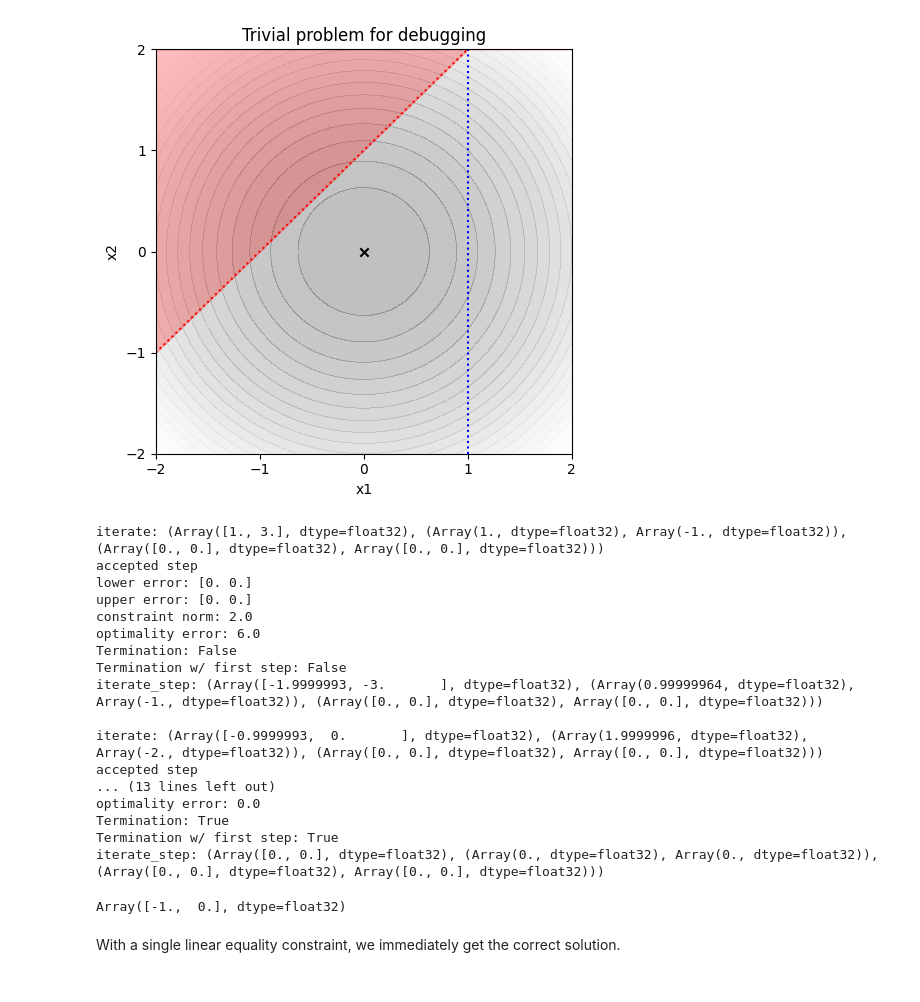
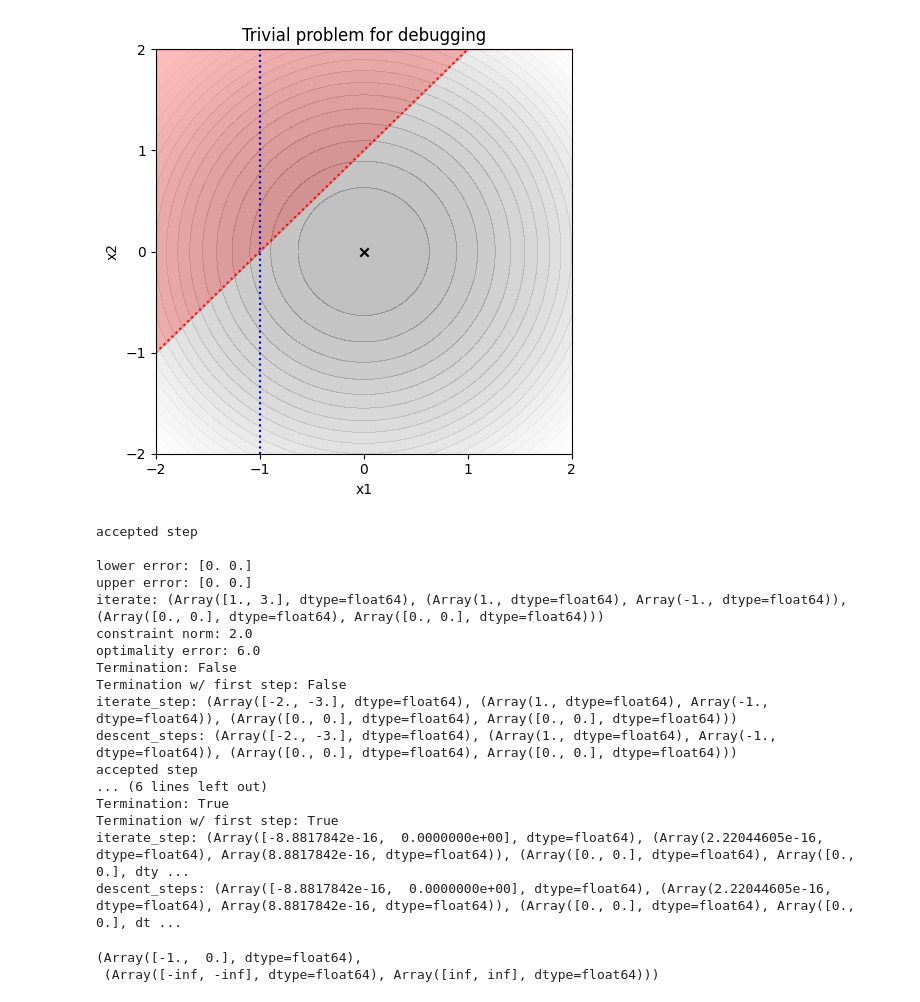
Before and after one commit to patrick-kidger/optimistix, a Jupyter notebook: Troubleshooting.ipynb, the cells around one changed output. Cells and saved outputs as stored; diff of their text form; code cells hidden in the pictures.

```diff
--- a/Troubleshooting.ipynb
+++ b/Troubleshooting.ipynb
@@ -16,61 +20,62 @@ def _wrapped_f(y):
 # TODO: we don't currently support not having equality constraints!
 def g(y):  # Linear equality constraint
     x1, x2 = y
     return x1 + 1, x1 + 1 - x2
 
 
 fig, ax = plt.subplots(1, 1, figsize=(5, 5))
 
 limits = (-2, 2)
 x = jnp.linspace(*limits, 100)
 y = jnp.linspace(*limits, 100)
 X, Y = jnp.meshgrid(x, y)
 Z = _wrapped_f((X, Y))
 ax.contourf(X, Y, Z, levels=20, alpha=0.25, cmap="Grays_r")
 
 ax.plot([-2, 2], [-1, 3], "r:", label="constraint")
 ax.fill_between(x, x + 1, 2, color="red", alpha=0.25)
 ax.scatter(0, 0, c="k", marker="x", label="solution")
-ax.axvline(1, color="blue", linestyle=":")
+ax.axvline(-1, color="blue", linestyle=":")
 
 ax.set_xlim(limits)
 ax.set_ylim(limits)
 ticks = [i for i in range(-2, 3)]
 ax.set_xticks(ticks)
 ax.set_yticks(ticks)
 ax.set_xlabel("x1")
 ax.set_ylabel("x2")
 
 ax.set_title("Trivial problem for debugging")
 fig.tight_layout()
 # %% [output]
-[figure, old version]
+[figure, new version]
 # %%
-solver = optx.IPOPTLike(rtol=1e-3, atol=1e-6)
+solver = optx.IPOPTLike(rtol=1e-2, atol=1e-2)
+# descent = optx.XDYcYdDescent()
+# solver = eqx.tree_at(lambda s: s.descent, solver, descent)
 
 y0 = jnp.array([1.0, 3.0])
 
-solution = optx.minimise(f, solver, y0, constraint=g, max_steps=10, throw=False)
+solution = optx.minimise(f, solver, y0, constraint=g, max_steps=15, throw=False)
 
-solution.value
+solution.value, solution.state.f_info.bounds
 # %% [output]
-iterate: (Array([1., 3.], dtype=float32), (Array(1., dtype=float32), Array(-1., dtype=float32)), (Array([0., 0.], dtype=float32), Array([0., 0.], dtype=float32)))
 accepted step
+
 lower error: [0. 0.]
 upper error: [0. 0.]
+iterate: (Array([1., 3.], dtype=float64), (Array(1., dtype=float64), Array(-1., dtype=float64)), (Array([0., 0.], dtype=float64), Array([0., 0.], dtype=float64)))
 constraint norm: 2.0
 optimality error: 6.0
 Termination: False
 Termination w/ first step: False
-iterate_step: (Array([-1.9999993, -3.       ], dtype=float32), (Array(0.99999964, dtype=float32), Array(-1., dtype=float32)), (Array([0., 0.], dtype=float32), Array([0., 0.], dtype=float32)))
-
-iterate: (Array([-0.9999993,  0.       ], dtype=float32), (Array(1.9999996, dtype=float32), Array(-2., dtype=float32)), (Array([0., 0.], dtype=float32), Array([0., 0.], dtype=float32)))
+iterate_step: (Array([-2., -3.], dtype=float64), (Array(1., dtype=float64), Array(-1., dtype=float64)), (Array([0., 0.], dtype=float64), Array([0., 0.], dtype=float64)))
+descent_steps: (Array([-2., -3.], dtype=float64), (Array(1., dtype=float64), Array(-1., dtype=float64)), (Array([0., 0.], dtype=float64), Array([0., 0.], dtype=float64)))
 accepted step
-... (13 lines left out)
-optimality error: 0.0
+... (6 lines left out)
 Termination: True
 Termination w/ first step: True
-iterate_step: (Array([0., 0.], dtype=float32), (Array(0., dtype=float32), Array(0., dtype=float32)), (Array([0., 0.], dtype=float32), Array([0., 0.], dtype=float32)))
+iterate_step: (Array([-8.8817842e-16,  0.0000000e+00], dtype=float64), (Array(2.22044605e-16, dtype=float64), Array(8.8817842e-16, dtype=float64)), (Array([0., 0.], dtype=float64), Array([0., 0.], dty ...
+descent_steps: (Array([-8.8817842e-16,  0.0000000e+00], dtype=float64), (Array(2.22044605e-16, dtype=float64), Array(8.8817842e-16, dtype=float64)), (Array([0., 0.], dtype=float64), Array([0., 0.], dt ...
-Array([-1.,  0.], dtype=float32)
+(Array([-1.,  0.], dtype=float64),
+ (Array([-inf, -inf], dtype=float64), Array([inf, inf], dtype=float64)))
-# %% [markdown]
-With a single linear equality constraint, we immediately get the correct solution.
```
Also changed, not shown: parts of 1 cell of this notebook, 8 other files.
